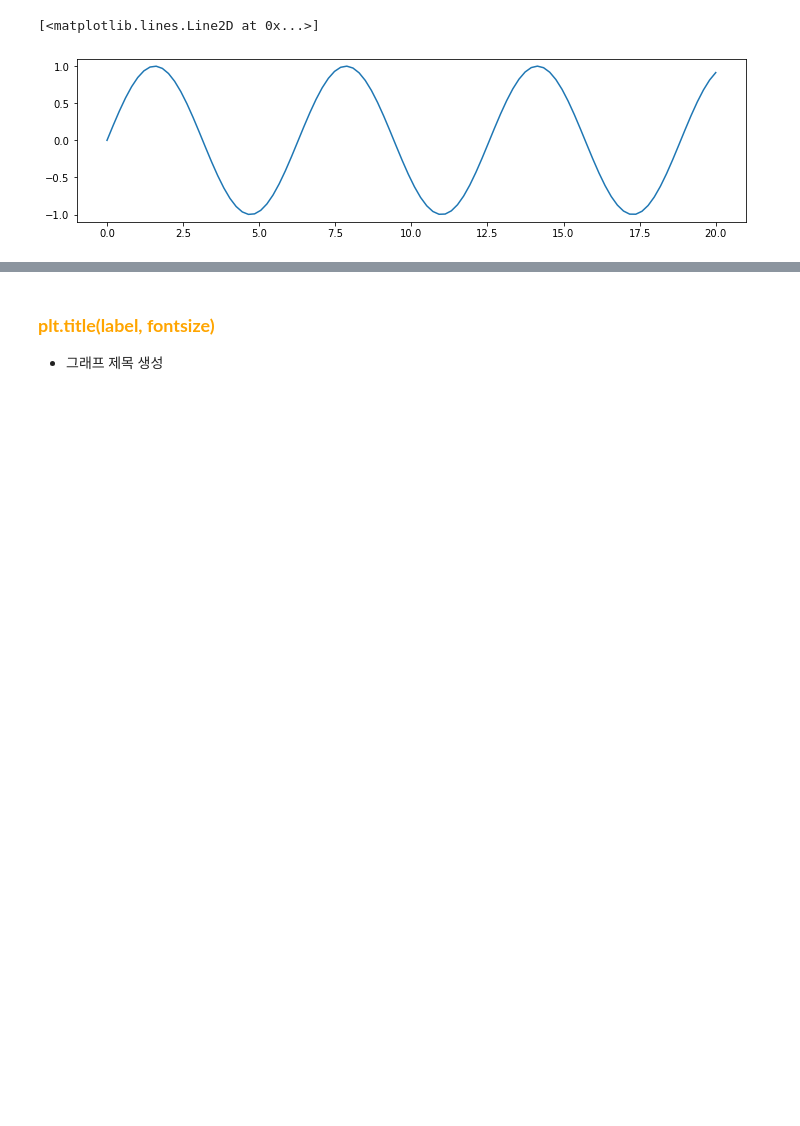
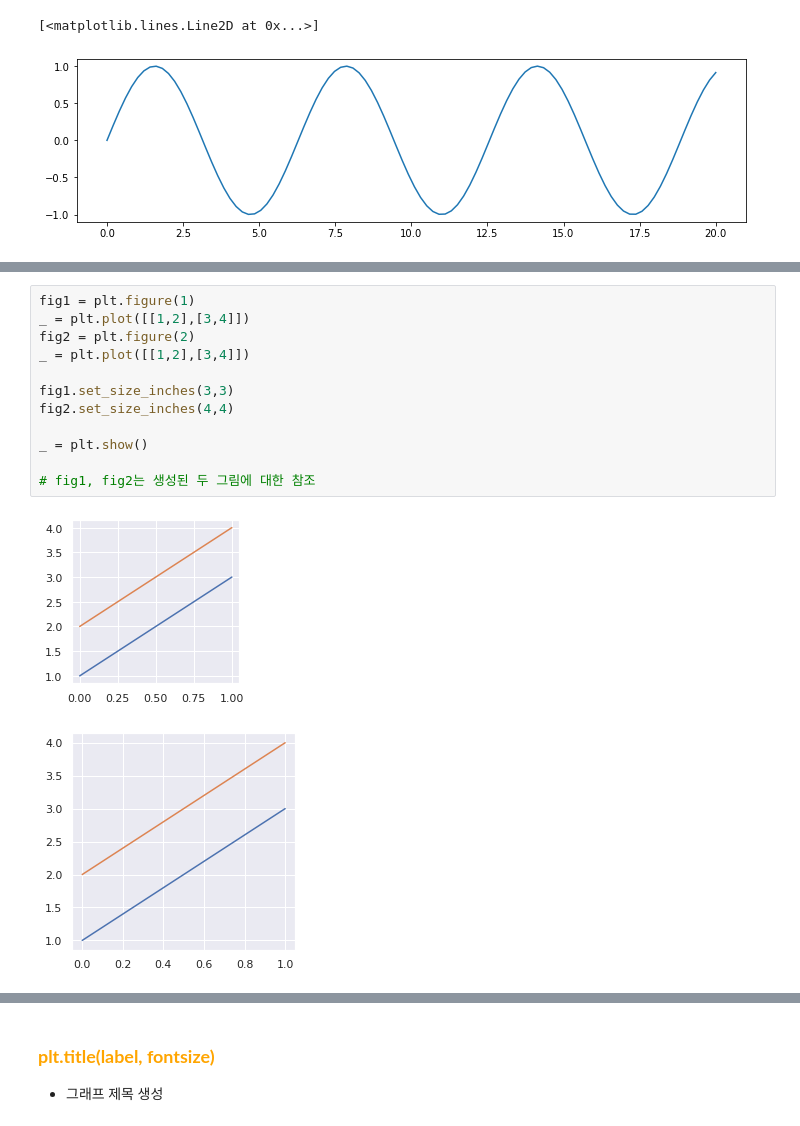
Before and after one commit to GaYounKoh/study, a Jupyter notebook: 2 따릉이/[1w] 0 따릉이 데이터를 활용한 데이터 분석, 학습단계.ipynb, the cells around one changed output, grey strips where cells are left out. Cells and saved outputs as stored; diff of their text form; blank space fills up the shorter version.

```diff
--- a/2 따릉이/[1w] 0 따릉이 데이터를 활용한 데이터 분석, 학습단계.ipynb
+++ b/2 따릉이/[1w] 0 따릉이 데이터를 활용한 데이터 분석, 학습단계.ipynb
@@ -86,0 +155,15 @@ plt.show()
+# %%
+fig1 = plt.figure(1)
+_ = plt.plot([[1,2],[3,4]])
+fig2 = plt.figure(2)
+_ = plt.plot([[1,2],[3,4]])
+
+fig1.set_size_inches(3,3)
+fig2.set_size_inches(4,4)
+
+_ = plt.show()
+
+# fig1, fig2는 생성된 두 그림에 대한 참조
+# %% [output]
+[figure, added]
+[figure, added]
```
Also changed, not shown: parts of 43 cells of this notebook, 34 other files.
